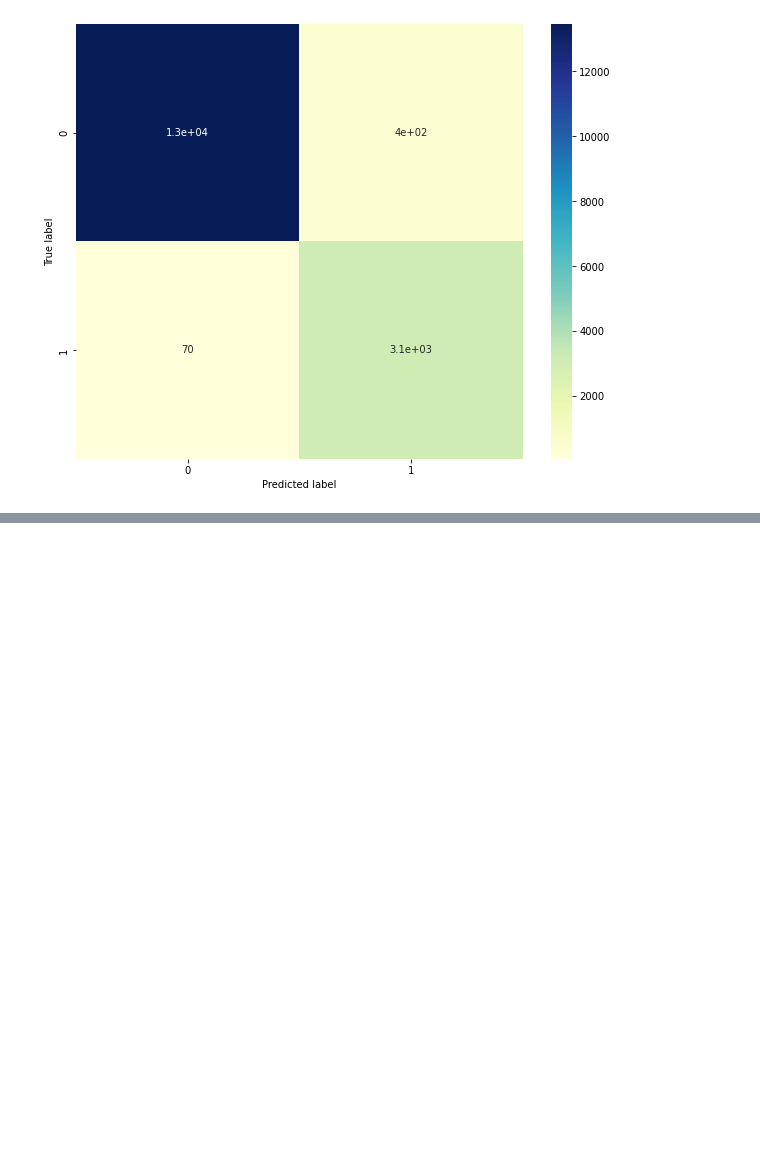
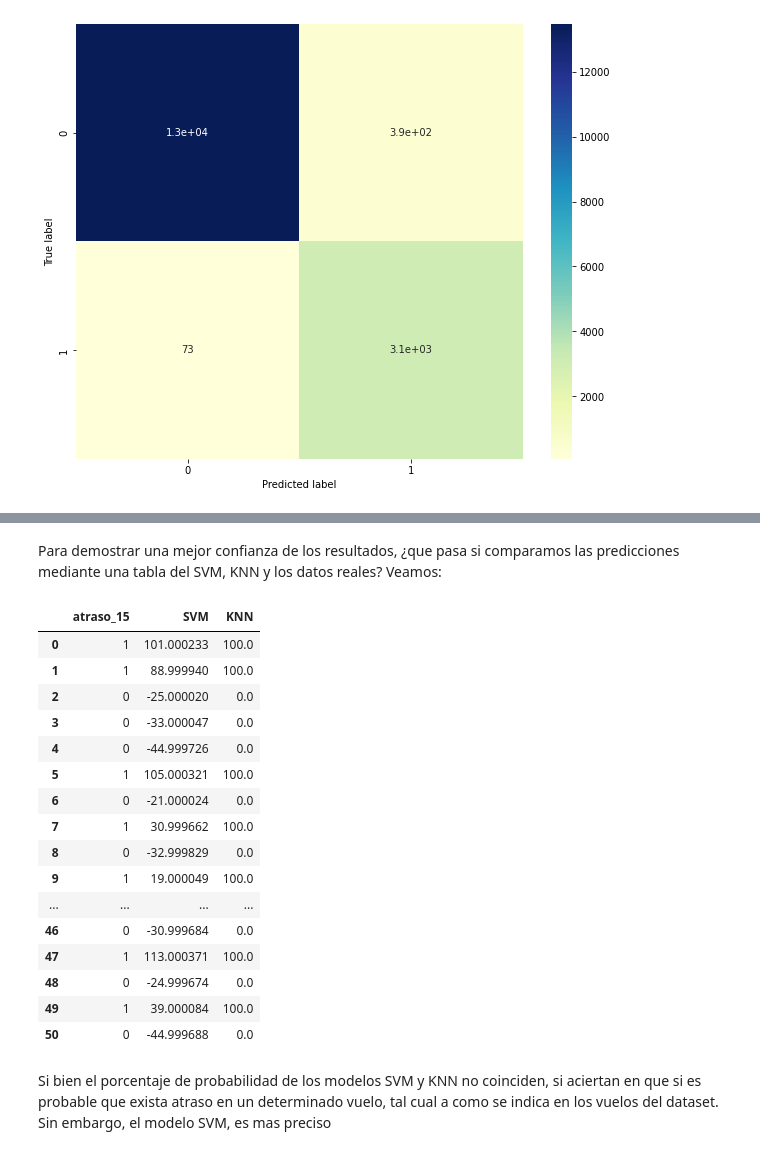
Before and after one commit to mario-97/Challenge_DataScientist, a Jupyter notebook: solution.ipynb, the cells around one changed output, grey strips where cells are left out. Saved outputs shown, nothing was run; the diff lists cells and outputs as text; code cells hidden in the pictures; blank space fills up the shorter version.

```diff
--- a/solution.ipynb
+++ b/solution.ipynb
@@ -582,5 +650,5 @@ Dividir dataset en conjunto de entrenamiento y testeo
 # %%
 from sklearn.model_selection import train_test_split
 from sklearn.neighbors import KNeighborsClassifier
-X_train,X_test,y_train,y_test = train_test_split(dataset_withFS, y, random_state = 0) # división
+X_train,X_test,y_train,y_test = train_test_split(dataset_withFS, y, test_size=0.25,  random_state = 0) # división del 75% para entrenamiento, y 25% para testeo
 # %% [markdown]
@@ -665,10 +753,18 @@ Text(0.5, 51.0, 'Predicted label')
 # %% [markdown]
 Considerando todos los vuelos registrados en X_test, ¿Cuan probable es que se atrasen? Para efectos de simplicar los resultados, solo se muestran los vuelos numero 13000 hasta 13050
+# %%
+# Indique el tramo:
+desde = 13000
+hasta = desde+50
 # %%
-for i in range(13000, X_test.shape[0]):
+predicciones_SVM = []
+for i in range(desde, X_test.shape[0]):
   vuelo_i = pd.DataFrame(X_test.iloc[i]).transpose()
   resultado = clf.decision_function(vuelo_i)
-  print("El vuelo número "+ str(i) + ", ¿Cuan probable es que se atrase?: "+str(resultado[0])+"%")
-  if i >= 13000+50:
+  print("El vuelo número "+ str(i) + ", ¿Cuan probable es que se atrase?: "+str(resultado[0])+" %")
+
+  predicciones_SVM.append(resultado[0])
+
+  if i >= hasta:
     break
 # %% [output]
@@ -738,8 +836,12 @@ Text(0.5, 51.0, 'Predicted label')
 # %%
-for i in range(13000, X_test.shape[0]):
+predicciones_KNN = []
+for i in range(desde, X_test.shape[0]):
   vuelo_i = pd.DataFrame(X_test.iloc[i]).transpose()
   resultado = clf.predict_proba(vuelo_i)
-  print("El vuelo número "+ str(i) + ", ¿Cuan probable es que se atrase?: "+str((resultado[0][1]*100))+"%")#+". Por lo que su probabilidad de NO atraso es: "+str(resultado[0][0]))
-  if i >= 13000+50:
+  print("El vuelo número "+ str(i) + ", ¿Cuan probable es que se atrase?: "+str((resultado[0][1]*100))+" %")#+". Por lo que su probabilidad de NO atraso es: "+str(resultado[0][0]))
+
+  predicciones_KNN.append((resultado[0][1]*100))
+
+  if i >= hasta:
     break
 # %% [output]
@@ -762,0 +865,28 @@ El vuelo número 13050, ¿Cuan probable es que se atrase?: 0.0%
+# %% [markdown]
+Para demostrar una mejor confianza de los resultados, ¿que pasa si comparamos las predicciones mediante una tabla del SVM, KNN y los datos reales? Veamos:
+# %%
+comparacion = pd.DataFrame()
+comparacion['atraso_15'] = y_test.iloc[desde: (hasta+1)].to_list()
+comparacion['SVM'] = predicciones_SVM
+comparacion['KNN'] = predicciones_KNN
+comparacion
+# %% [output]
+|  | atraso_15 | SVM | KNN |
+| 0 | 1 | 101.000233 | 100.0 |
+| 1 | 1 | 88.999940 | 100.0 |
+| 2 | 0 | -25.000020 | 0.0 |
+| 3 | 0 | -33.000047 | 0.0 |
+| 4 | 0 | -44.999726 | 0.0 |
+| 5 | 1 | 105.000321 | 100.0 |
+| 6 | 0 | -21.000024 | 0.0 |
+| 7 | 1 | 30.999662 | 100.0 |
+| 8 | 0 | -32.999829 | 0.0 |
+| 9 | 1 | 19.000049 | 100.0 |
+| ... | ... | ... | ... |
+| 46 | 0 | -30.999684 | 0.0 |
+| 47 | 1 | 113.000371 | 100.0 |
+| 48 | 0 | -24.999674 | 0.0 |
+| 49 | 1 | 39.000084 | 100.0 |
+| 50 | 0 | -44.999688 | 0.0 |
+# %% [markdown]
+Si bien el porcentaje de probabilidad de los modelos SVM y KNN no coinciden, si aciertan en que si es probable que exista atraso en un determinado vuelo, tal cual a como se indica en los vuelos del dataset. Sin embargo, el modelo SVM, es mas preciso
```
Also changed, not shown: parts of 37 cells of this notebook.
